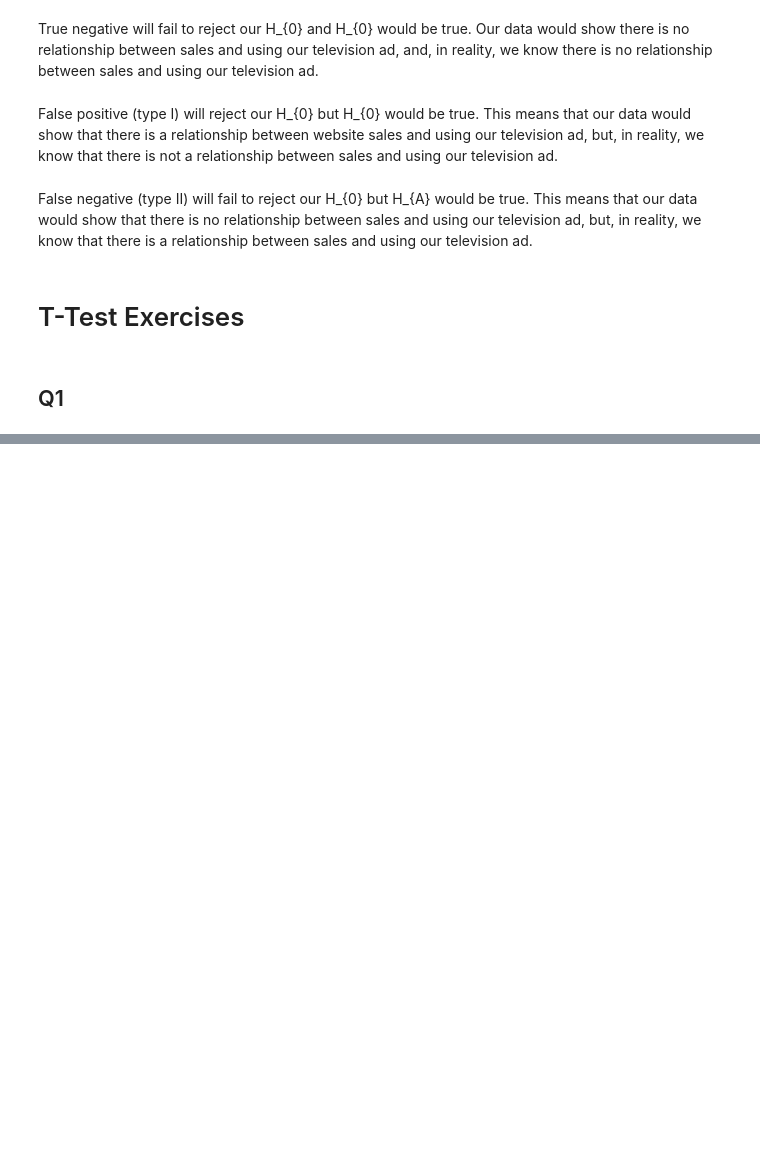
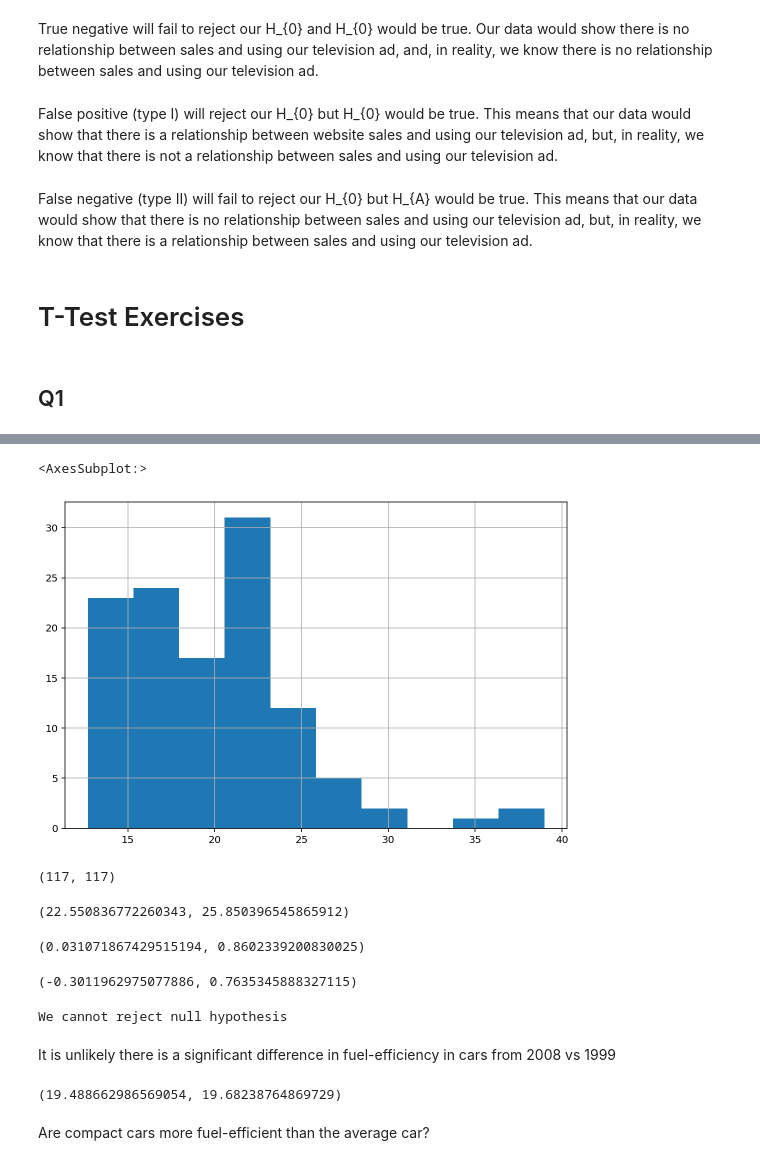
Before and after one commit to Michael-Austin-Mesa/statistics-exercises, a Jupyter notebook: hypothesis_testing.ipynb, the cells around one changed output, grey strips where cells are left out. Cells and saved outputs as stored; diff of their text form; code cells hidden in the pictures; blank space fills up the shorter version.

```diff
--- a/hypothesis_testing.ipynb
+++ b/hypothesis_testing.ipynb
@@ -64,0 +181,23 @@ False negative (type II) will fail to reject our H_{0} but H_{A} would be true.
+# %%
+plt.figure(figsize=(9,6))
+fe_1999.hist()
+# %% [output]
+<AxesSubplot:>
+[figure, added]
+# %%
+# observations per sample
+fe_2008.count(), fe_1999.count()
+# %% [output]
+(117, 117)
+# %%
+# check variance
+fe_2008.var(), fe_1999.var()
+#close enough
+# %% [output]
+(22.550836772260343, 25.850396545865912)
+# %%
+#leven test to check equality of variance
+t, p = stats.levene(fe_2008, fe_1999)
+t, p
+# %% [output]
+(0.031071867429515194, 0.8602339200830025)
@@ -64,0 +206,21 @@ False negative (type II) will fail to reject our H_{0} but H_{A} would be true.
+# %%
+# tstat and pval
+t, p = stats.ttest_ind(fe_2008, fe_1999)
+t, p
+# %% [output]
+(-0.3011962975077886, 0.7635345888327115)
+# %%
+if pval > α:
+    print('We can reject null hypothesis')
+else:
+    print('We cannot reject null hypothesis')
+# %% [output]
+We cannot reject null hypothesis
+# %% [markdown]
+It is unlikely there is a significant difference in fuel-efficiency in cars from 2008 vs 1999
+# %%
+fe_2008.mean(), fe_1999.mean()
+# %% [output]
+(19.488662986569054, 19.68238764869729)
+# %% [markdown]
+Are compact cars more fuel-efficient than the average car?
```
Also changed, not shown: parts of 55 cells of this notebook.
